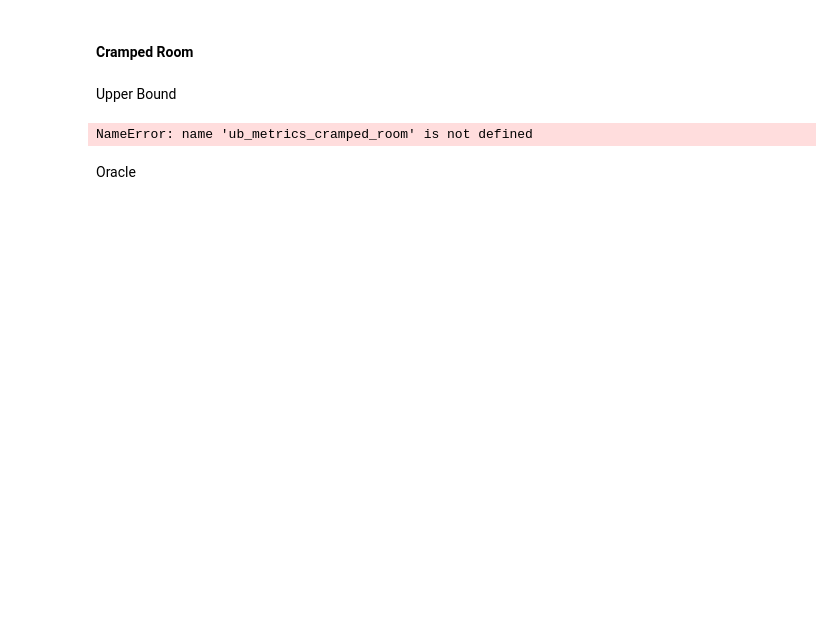
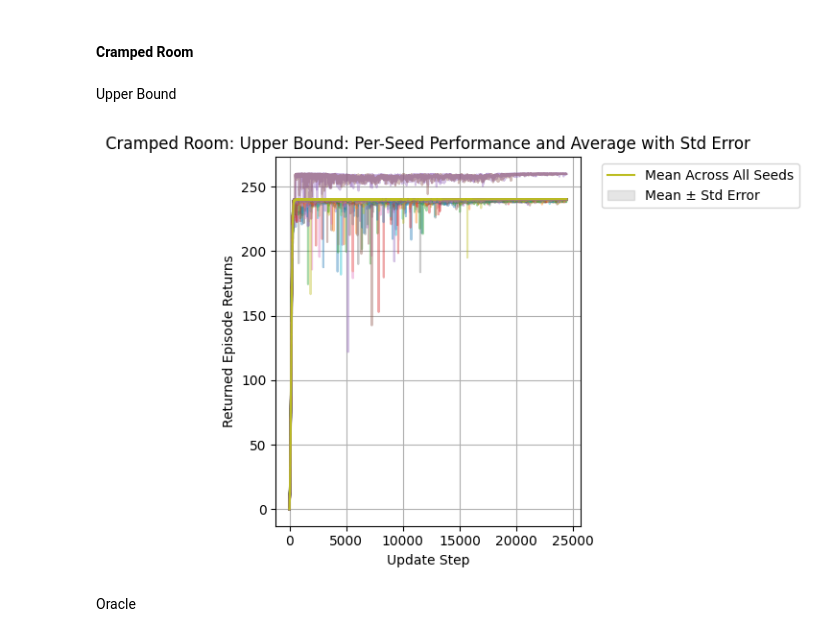
Before and after one commit to sandguine/value-of-intent, a Jupyter notebook: reward_mean_comparisons.ipynb, the cells around one changed output. Saved outputs shown, nothing was run; the diff lists cells and outputs as text; code cells hidden in the pictures; blank space fills up the shorter version.

Commit message:
cleaned up name

```diff
--- a/reward_mean_comparisons.ipynb
+++ b/reward_mean_comparisons.ipynb
@@ -123,33 +125,33 @@ Upper Bound
 # %%
 ub_returns_cramped_room = ub_metrics_cramped_room['returned_episode_returns']
 ub_reward_mean_cramped_room = ub_returns_cramped_room.mean(axis=0)
 ub_reward_std_cramped_room = ub_returns_cramped_room.std(axis=0)
 ub_reward_std_err_cramped_room = ub_reward_std_cramped_room / np.sqrt(ub_returns_cramped_room.shape[0])
 
 plt.figure()
 
 for seed_idx in range(ub_returns_cramped_room.shape[0]):
-    plt.plot(ub_returns_cramped_room[seed_idx], alpha=0.4, label=f'Seed {seed_idx}')
+    plt.plot(ub_returns_cramped_room[seed_idx], alpha=0.4)
 
 plt.plot(ub_reward_mean_cramped_room, label='Mean Across All Seeds')
 
 plt.fill_between(
     range(len(ub_reward_mean_cramped_room)),
     ub_reward_mean_cramped_room - ub_reward_std_err_cramped_room,
     ub_reward_mean_cramped_room + ub_reward_std_err_cramped_room,
     alpha=0.2,
     color='gray',
     label='Mean ± Std Error'
 )
 
 plt.xlabel("Update Step")
 plt.ylabel("Returned Episode Returns")
 plt.title("Cramped Room: Upper Bound: Per-Seed Performance and Average with Std Error")
 plt.legend(bbox_to_anchor=(1.05, 1), loc='upper left')
 plt.grid(True)
 plt.tight_layout()
 # %% [output]
-NameError: name 'ub_metrics_cramped_room' is not defined
+[figure, added]
 # %% [markdown]
 Oracle
 # %%
```
Also changed, not shown: parts of 6 cells of this notebook, 3 other files.
